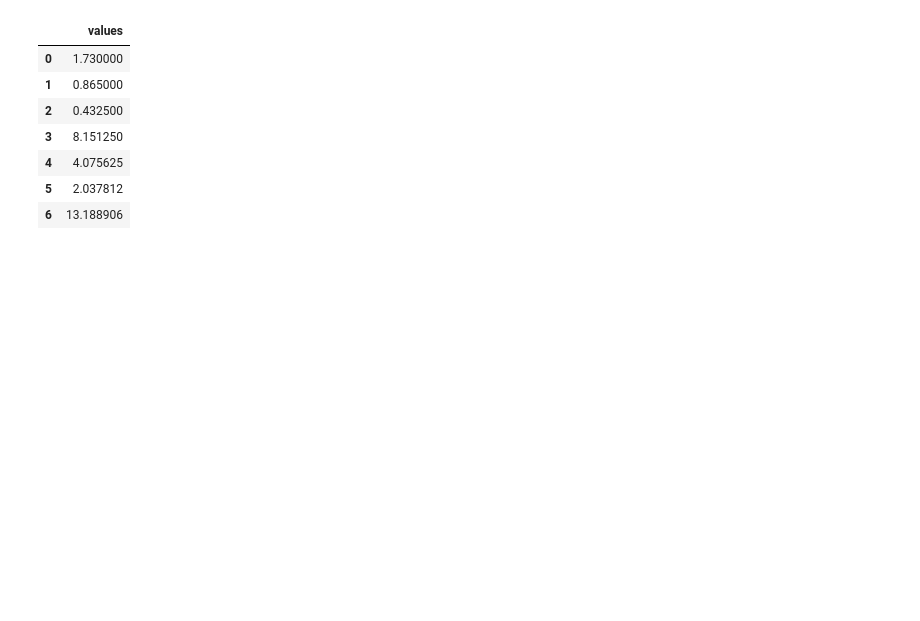
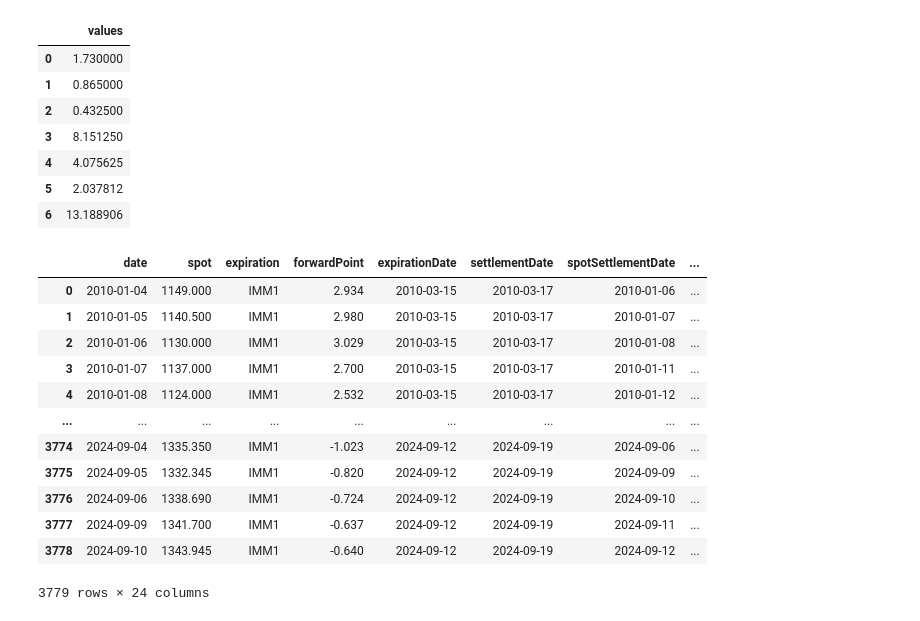
Before and after one commit to lottepy/FIRE.ai, a Jupyter notebook: systematic/test.ipynb, the cells around one changed output. Cells and saved outputs as stored; diff of their text form; code cells hidden in the pictures; blank space fills up the shorter version.

```diff
--- a/systematic/test.ipynb
+++ b/systematic/test.ipynb
@@ -28,0 +53,33 @@ df.ewm(span=3, adjust=False).mean()
+# %%
+fd = pd.pivot_table(_df, values='expirationDate', index='date', columns='expiration')
+fd.columns = [f"{col} fixingDate" for col in fd.columns]
+sd = pd.pivot_table(_df, values='settlementDate', index='date', columns='expiration')
+sd.columns = [f"{col} settlementDate" for col in sd.columns]
+pt = pd.pivot_table(_df, values='forwardPoint', index='date', columns='expiration')
+pt.columns = [f"{col} forwardPoint" for col in pt.columns]
+df = _df.loc[_df['expiration'] == 'IMM1', ['spot', 'expiration', 'forwardPoint', 'expirationDate', 'settlementDate', 'spotSettlementDate']]
+imm = pd.concat([df, fd, sd, pt], axis=1).reset_index()
+# %%
+imm['IMM1 fixingDate Shift'] = imm['IMM1 fixingDate'].shift(38)
+imm['distanceIMM1'] = [(r['IMM1 fixingDate Shift'] - r['date']).days if r['IMM1 fixingDate Shift'] >= r['date'] else -(r['date'] - r['IMM1 fixingDate Shift']).days for i, r in imm.iterrows()]
+imm['distanceIMM1'] = [(r['IMM1 fixingDate'] - r['date']).days if pd.isna(r['distanceIMM1']) else r['distanceIMM1'] for i, r in imm.iterrows()]
+imm['IMM1-2'] = imm['IMM2 forwardPoint'] - imm['IMM1 forwardPoint']
+imm['IMM2-3'] = imm['IMM3 forwardPoint'] - imm['IMM2 forwardPoint']
+# %%
+# imm['IMM Switch'] = imm['IMM1 settlementDate'].diff()
+# imm['IMM Switch'] = [1 if not pd.isna(i.days) and i.days != 0 else 0 for i in imm['IMM Switch']]
+imm
+# %% [output]
+|  | date | spot | expiration | forwardPoint | expirationDate | settlementDate | spotSettlementDate | ... |
+| 0 | 2010-01-04 | 1149.000 | IMM1 | 2.934 | 2010-03-15 | 2010-03-17 | 2010-01-06 | ... |
+| 1 | 2010-01-05 | 1140.500 | IMM1 | 2.980 | 2010-03-15 | 2010-03-17 | 2010-01-07 | ... |
+| 2 | 2010-01-06 | 1130.000 | IMM1 | 3.029 | 2010-03-15 | 2010-03-17 | 2010-01-08 | ... |
+| 3 | 2010-01-07 | 1137.000 | IMM1 | 2.700 | 2010-03-15 | 2010-03-17 | 2010-01-11 | ... |
+| 4 | 2010-01-08 | 1124.000 | IMM1 | 2.532 | 2010-03-15 | 2010-03-17 | 2010-01-12 | ... |
+| ... | ... | ... | ... | ... | ... | ... | ... | ... |
+| 3774 | 2024-09-04 | 1335.350 | IMM1 | -1.023 | 2024-09-12 | 2024-09-19 | 2024-09-06 | ... |
+| 3775 | 2024-09-05 | 1332.345 | IMM1 | -0.820 | 2024-09-12 | 2024-09-19 | 2024-09-09 | ... |
+| 3776 | 2024-09-06 | 1338.690 | IMM1 | -0.724 | 2024-09-12 | 2024-09-19 | 2024-09-10 | ... |
+| 3777 | 2024-09-09 | 1341.700 | IMM1 | -0.637 | 2024-09-12 | 2024-09-19 | 2024-09-11 | ... |
+| 3778 | 2024-09-10 | 1343.945 | IMM1 | -0.640 | 2024-09-12 | 2024-09-19 | 2024-09-12 | ... |
+3779 rows × 24 columns
```
Also changed, not shown: parts of 8 cells of this notebook, 4 other files.
